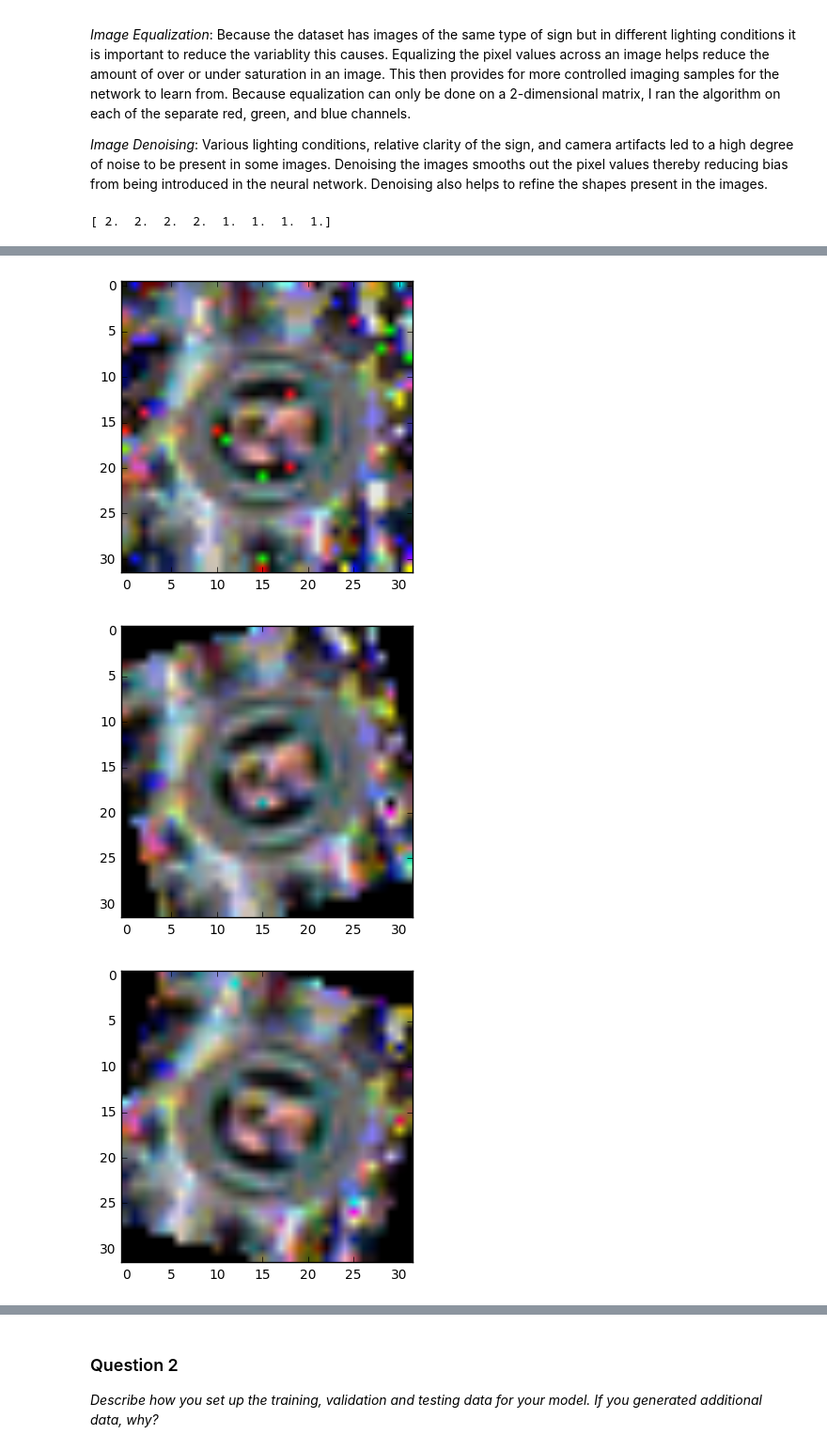
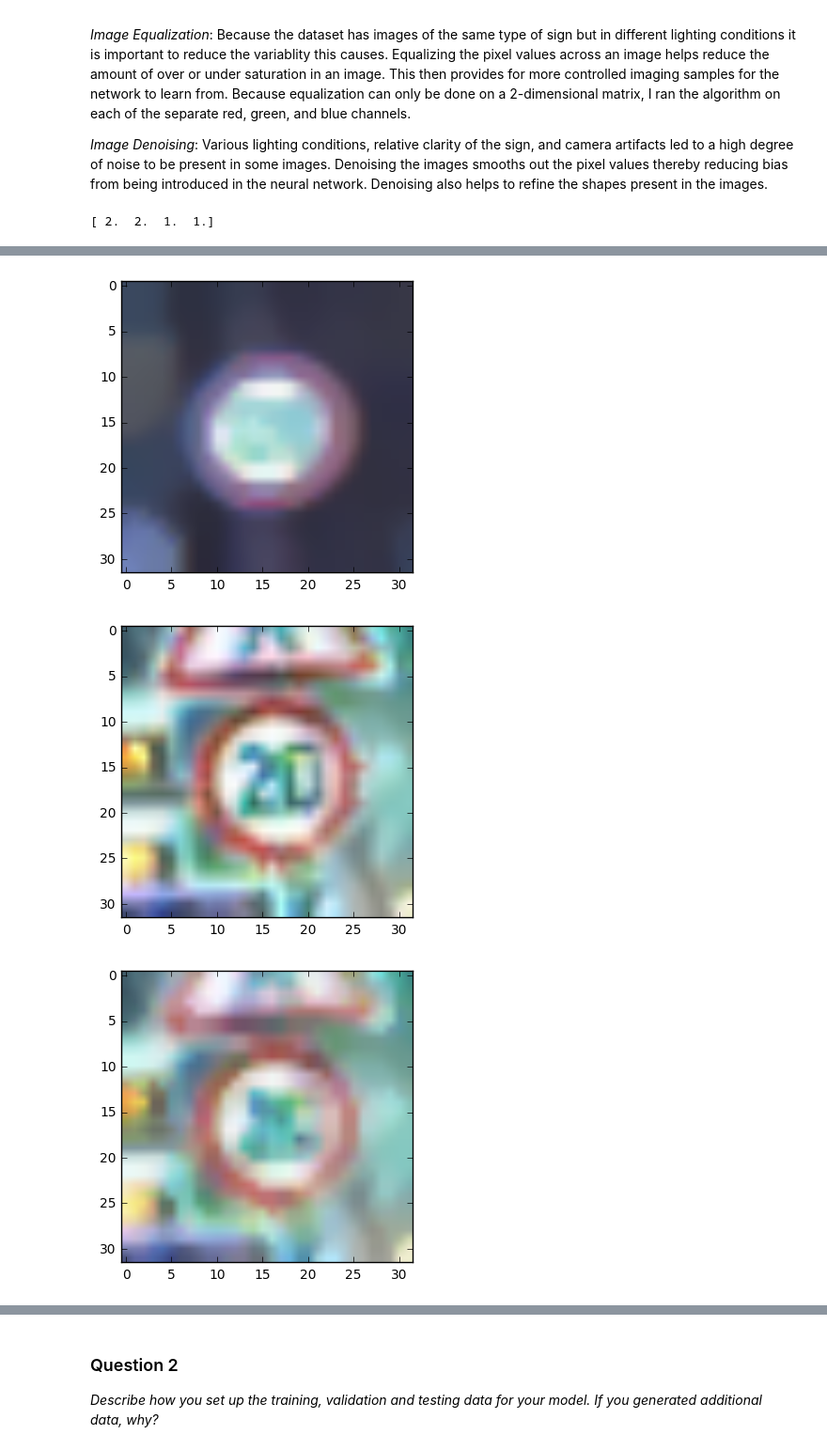
Before and after one commit to MWransky/traffic-signs, a Jupyter notebook: Traffic_Signs_Recognition.ipynb, the cells around one changed output, grey strips where cells are left out. Shown at 94% size. Cells and saved outputs as stored; diff of their text form; code cells hidden in the pictures.

```diff
--- a/Traffic_Signs_Recognition.ipynb
+++ b/Traffic_Signs_Recognition.ipynb
@@ -128,21 +128,16 @@ Use the code cell (or multiple code cells, if necessary) to implement the first
 ### Preprocess the data here.
 ### Feel free to use as many code cells as needed.
 import cv2
-from skimage.util import img_as_ubyte
-from skimage.morphology import disk
-from skimage.filters import rank
 
 def denoise_img(image):
     return cv2.fastNlMeansDenoising(image,None,10,3,7)
 
-def convert_to_gray(image):
-    return cv2.cvtColor(image, cv2.COLOR_BGR2GRAY)
-
 def equalize(image):
     img = np.copy(image)
-    selem = disk(5)
     for i in range(3):
-        img[:,:,i] = rank.equalize(img_as_ubyte(image[:,:,i]), selem=selem)
+        # create a CLAHE object for histogram equalization
+        clahe = cv2.createCLAHE(clipLimit=2.0, tileGridSize=(4,4))
+        img[:,:,i] = clahe.apply(image[:,:,i])
 
     return img
 
@@ -210,31 +205,20 @@ The main objective in preprocessing the image data is to reduce the data dimensi
 ### Generate data additional (if you want to!)
 ### and split the data into training/validation/testing sets here.
 ### Feel free to use as many code cells as needed.
-from scipy.ndimage.interpolation import rotate
 # Since some classes have significantly less data than others
-# I decided to take each image and add three additional images
-# 1. adding gaussian noise, 2. rotate 15 degrees left, 3. rotate 15 degrees right
-def add_noise(image):
-    row,col,ch= image.shape
-    mean = 0
-    gauss = np.random.normal(mean,.01,(row,col,ch))
-    gauss = gauss.reshape(row,col,ch)
-    noisy = image + gauss
-    return noisy
-
-def rotate_img(image, degrees):
-    return rotate(image, degrees, reshape=False)
+# I decided to take each image and add one additional image
+# 1. adding blur
+def add_blur(image):
+    return cv2.medianBlur(image,3)
 
 def make_more_data(images, labels):
-    more_imgs = np.zeros((images.shape[0]*4, images.shape[1], images.shape[2], images.shape[3]))
-    more_labels = np.zeros((labels.shape[0]*4))
+    more_imgs = np.zeros((images.shape[0]*2, images.shape[1], images.shape[2], images.shape[3]))
+    more_labels = np.zeros((labels.shape[0]*2))
     for i in tqdm(range(images.shape[0])):
-        more_imgs[4*i] = images[i]
-        more_imgs[4*i+1] = add_noise(images[i])
-        more_imgs[4*i+2] = rotate_img(images[i],15)
-        more_imgs[4*i+3] = rotate_img(images[i], -15)
-        more_labels[4*i:4*i+4] = labels[i]
-    return more_imgs, more_labels
+        more_imgs[2*i] = images[i]
+        more_imgs[2*i+1] = add_blur(images[i])
+        more_labels[2*i:2*i+2] = labels[i]
+    return np.uint8(more_imgs), more_labels
 
 # Test data augmentation
 images, labels = make_more_data(np.array([X_train_processed[13004],X_train_processed[1]]),np.array([2,1]))
@@ -249,4 +233,4 @@ plt.figure(4)
 plt.imshow(images[3])
 plt.show()
 # %% [output]
-[ 2.  2.  2.  2.  1.  1.  1.  1.]
+[ 2.  2.  1.  1.]
@@ -254,5 +238,5 @@ plt.show()
-[figure, old version]
+[figure, new version]
-[figure, old version]
+[figure, new version]
-[figure, old version]
+[figure, new version]
 # %%
 X_train_augment, y_train_augment = make_more_data(X_train_processed, y_train)
```
Also changed, not shown: parts of 12 cells of this notebook.
